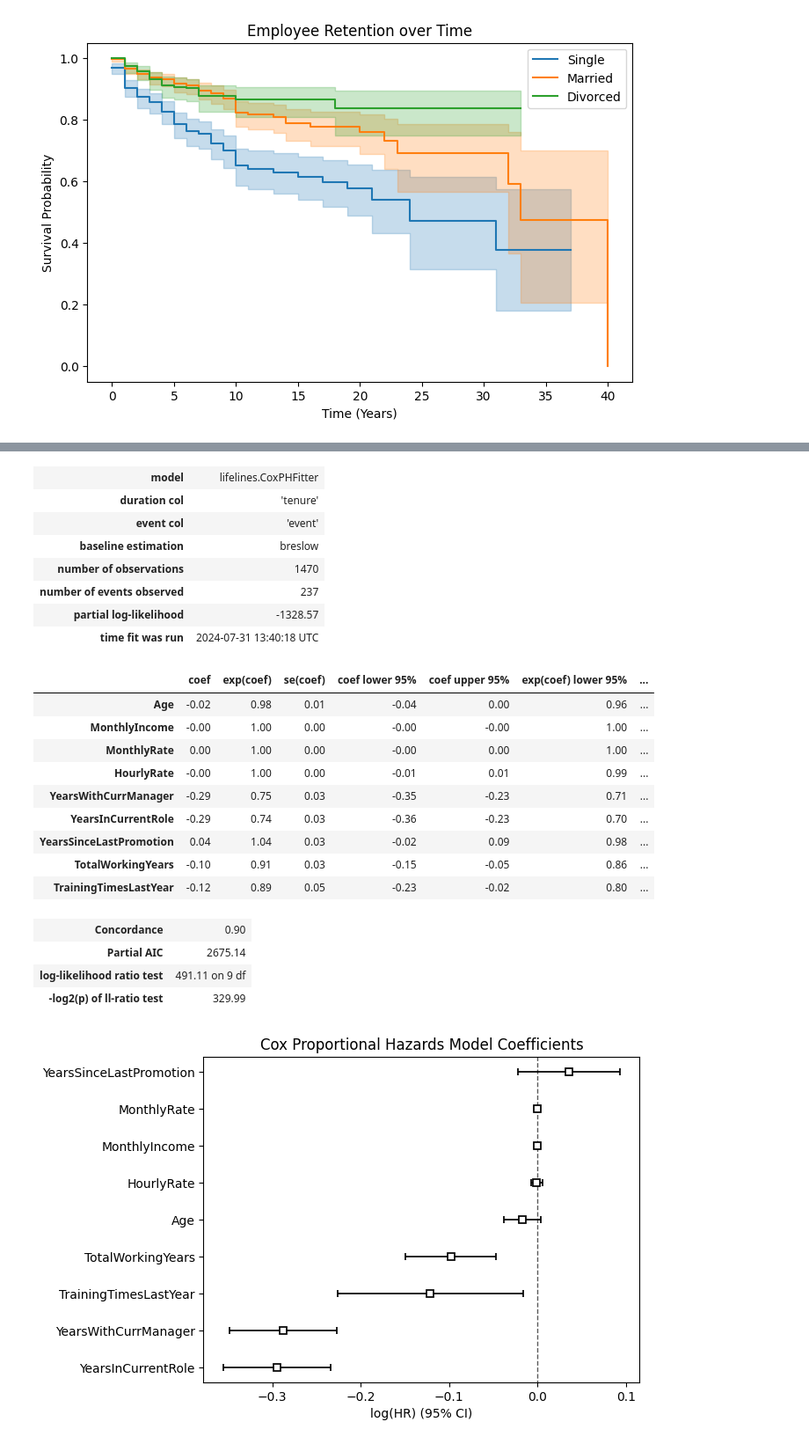
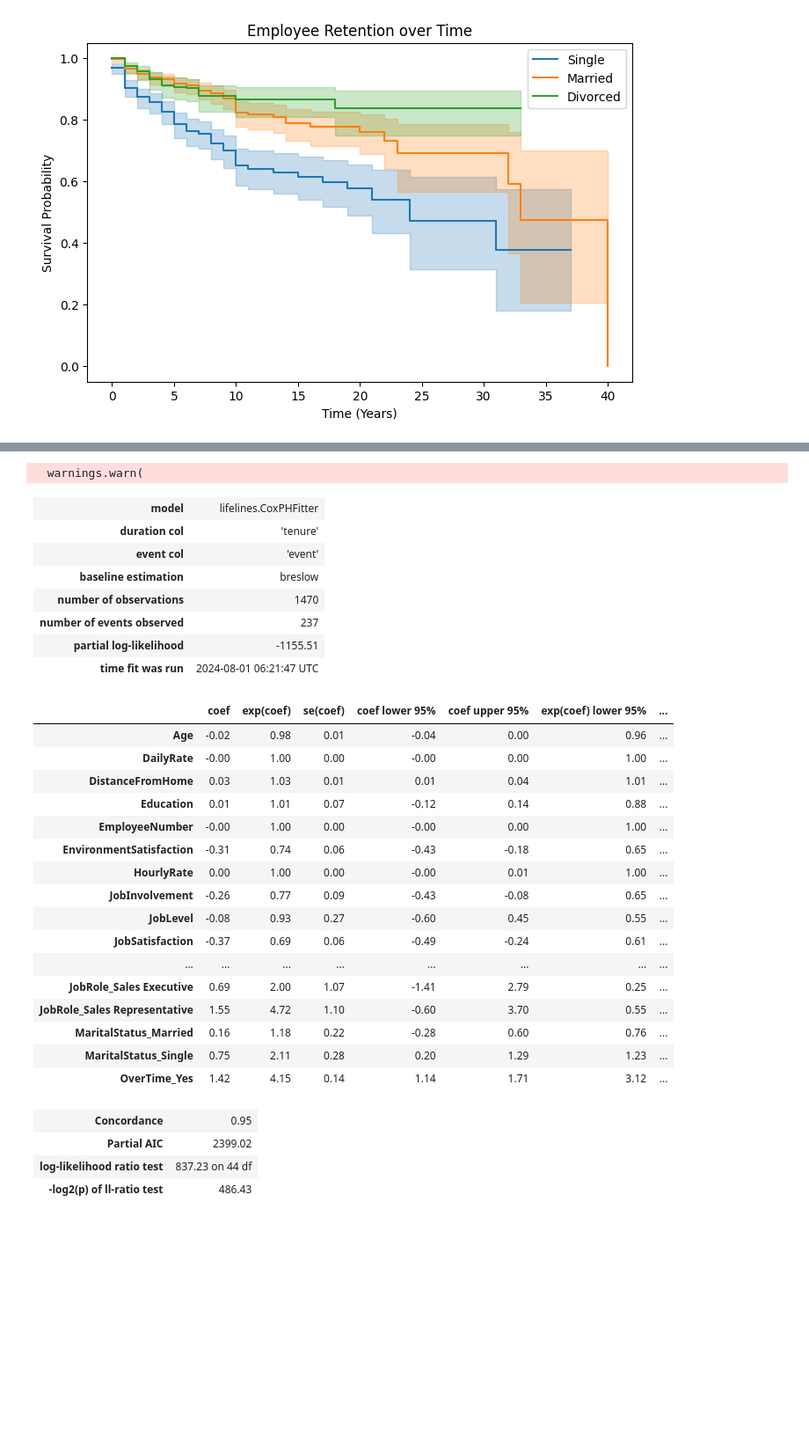
Before and after one commit to kminsen/employee_attrition, a Jupyter notebook: survival.ipynb, the cells around one changed output, grey strips where cells are left out. Shown: that part at 88% size. Saved outputs shown, nothing was run; the diff lists cells and outputs as text; code cells hidden in the pictures; blank space fills up the shorter version.

```diff
--- a/survival.ipynb
+++ b/survival.ipynb
@@ -236,46 +189,56 @@ plt.show()
 | -log2(p) of ll-ratio test | 450.37 |
 [figure]
 # %%
+excluded = ['YearsAtCompany','Attrition']
+
 # Select relevant columns
-cox_data = employee_data[['tenure', 'event', 'Age','MonthlyIncome','MonthlyRate','HourlyRate','YearsWithCurrManager','YearsInCurrentRole','YearsSinceLastPromotion','TotalWorkingYears','TrainingTimesLastYear']]
+cox_data = employee_data.drop(columns=excluded)
 
 # Encode categorical variables
 cox_data = pd.get_dummies(cox_data, drop_first=True)
 
 # Initialize the Cox Proportional Hazards fitter
 cph = CoxPHFitter()
 
 # Fit the model
 cph.fit(cox_data, duration_col='tenure', event_col='event')
 
 # Print the summary
 cph.print_summary()
 
 # Plot the coefficients
-cph.plot()
-plt.title('Cox Proportional Hazards Model Coefficients')
-plt.show()
+# plt.figure(figsize=(10,10))
+# cph.plot()
+# plt.title('Cox Proportional Hazards Model Coefficients')
+# plt.show()
 # %% [output]
+  warnings.warn(
 | model | lifelines.CoxPHFitter |
 | duration col | 'tenure' |
 | event col | 'event' |
 | baseline estimation | breslow |
 | number of observations | 1470 |
 | number of events observed | 237 |
-| partial log-likelihood | -1328.57 |
-| time fit was run | 2024-07-31 13:40:18 UTC |
+| partial log-likelihood | -1155.51 |
+| time fit was run | 2024-08-01 06:21:47 UTC |
 |  | coef | exp(coef) | se(coef) | coef lower 95% | coef upper 95% | exp(coef) lower 95% | ... |
 | Age | -0.02 | 0.98 | 0.01 | -0.04 | 0.00 | 0.96 | ... |
-| MonthlyIncome | -0.00 | 1.00 | 0.00 | -0.00 | -0.00 | 1.00 | ... |
-| MonthlyRate | 0.00 | 1.00 | 0.00 | -0.00 | 0.00 | 1.00 | ... |
-| HourlyRate | -0.00 | 1.00 | 0.00 | -0.01 | 0.01 | 0.99 | ... |
-| YearsWithCurrManager | -0.29 | 0.75 | 0.03 | -0.35 | -0.23 | 0.71 | ... |
-| YearsInCurrentRole | -0.29 | 0.74 | 0.03 | -0.36 | -0.23 | 0.70 | ... |
-| YearsSinceLastPromotion | 0.04 | 1.04 | 0.03 | -0.02 | 0.09 | 0.98 | ... |
-| TotalWorkingYears | -0.10 | 0.91 | 0.03 | -0.15 | -0.05 | 0.86 | ... |
-| TrainingTimesLastYear | -0.12 | 0.89 | 0.05 | -0.23 | -0.02 | 0.80 | ... |
+| DailyRate | -0.00 | 1.00 | 0.00 | -0.00 | 0.00 | 1.00 | ... |
+| DistanceFromHome | 0.03 | 1.03 | 0.01 | 0.01 | 0.04 | 1.01 | ... |
+| Education | 0.01 | 1.01 | 0.07 | -0.12 | 0.14 | 0.88 | ... |
+| EmployeeNumber | -0.00 | 1.00 | 0.00 | -0.00 | 0.00 | 1.00 | ... |
+| EnvironmentSatisfaction | -0.31 | 0.74 | 0.06 | -0.43 | -0.18 | 0.65 | ... |
+| HourlyRate | 0.00 | 1.00 | 0.00 | -0.00 | 0.01 | 1.00 | ... |
+| JobInvolvement | -0.26 | 0.77 | 0.09 | -0.43 | -0.08 | 0.65 | ... |
+| JobLevel | -0.08 | 0.93 | 0.27 | -0.60 | 0.45 | 0.55 | ... |
+| JobSatisfaction | -0.37 | 0.69 | 0.06 | -0.49 | -0.24 | 0.61 | ... |
+| ... | ... | ... | ... | ... | ... | ... | ... |
+| JobRole_Sales Executive | 0.69 | 2.00 | 1.07 | -1.41 | 2.79 | 0.25 | ... |
+| JobRole_Sales Representative | 1.55 | 4.72 | 1.10 | -0.60 | 3.70 | 0.55 | ... |
+| MaritalStatus_Married | 0.16 | 1.18 | 0.22 | -0.28 | 0.60 | 0.76 | ... |
+| MaritalStatus_Single | 0.75 | 2.11 | 0.28 | 0.20 | 1.29 | 1.23 | ... |
+| OverTime_Yes | 1.42 | 4.15 | 0.14 | 1.14 | 1.71 | 3.12 | ... |
-| Concordance | 0.90 |
-| Partial AIC | 2675.14 |
-| log-likelihood ratio test | 491.11 on 9 df |
-| -log2(p) of ll-ratio test | 329.99 |
+| Concordance | 0.95 |
+| Partial AIC | 2399.02 |
+| log-likelihood ratio test | 837.23 on 44 df |
+| -log2(p) of ll-ratio test | 486.43 |
-[figure, removed]
```
Also changed, not shown: parts of 10 cells of this notebook, 1 other file.
